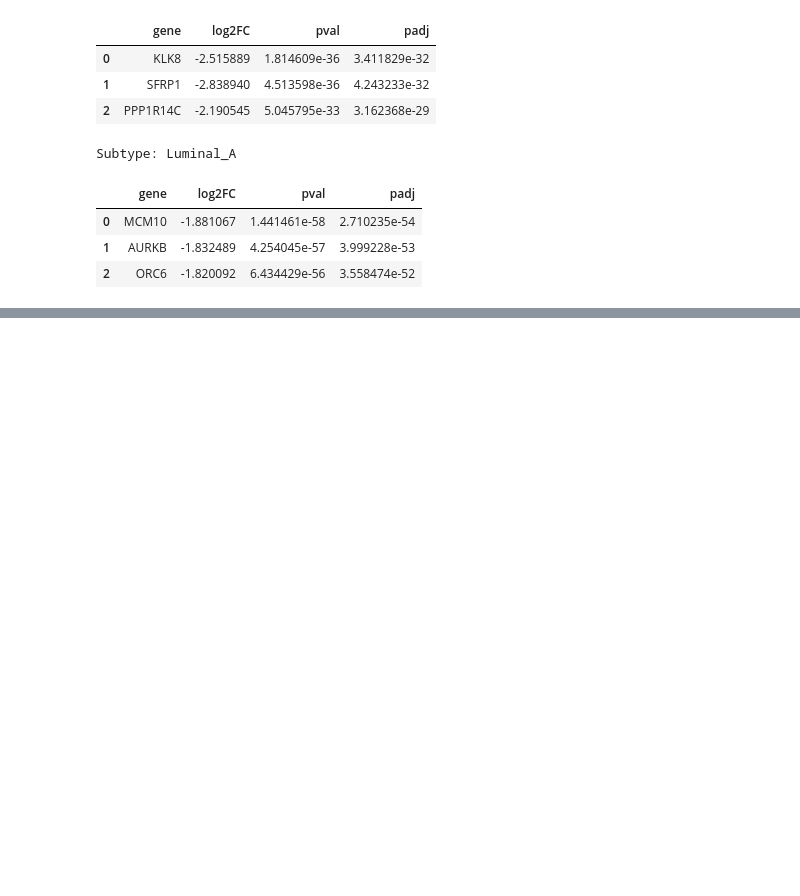
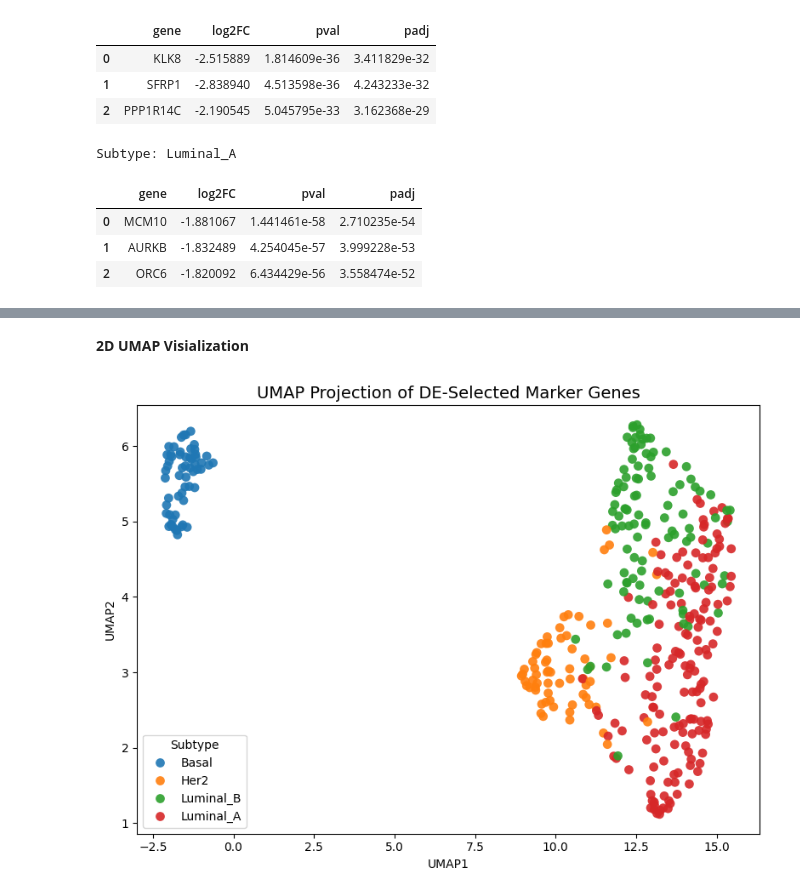
Before and after one commit to garrett-davidson-16/bioinformatics-final, a Jupyter notebook: Final_Davidson.ipynb, the cells around one changed output, grey strips where cells are left out. Saved outputs shown, nothing was run; the diff lists cells and outputs as text; code cells hidden in the pictures; blank space fills up the shorter version.

```diff
--- a/Final_Davidson.ipynb
+++ b/Final_Davidson.ipynb
@@ -724,0 +768,63 @@ Subtype: Luminal_A
+# %% [markdown]
+**2D UMAP Visialization**
+# %%
+import umap
+import matplotlib.pyplot as plt
+import seaborn as sns
+from sklearn.preprocessing import StandardScaler
+import pandas as pd
+
+# ---------------------------------------------------------
+# 1. Subset to DE-selected genes
+# ---------------------------------------------------------
+X_selected = X[marker_genes].copy()
+
+# ---------------------------------------------------------
+# 2. Standardize DE gene expression
+# ---------------------------------------------------------
+scaler = StandardScaler()
+X_sel_scaled = scaler.fit_transform(X_selected)
+
+# ---------------------------------------------------------
+# 3. UMAP embedding
+# ---------------------------------------------------------
+umap_model = umap.UMAP(
+    n_neighbors=15,
+    min_dist=0.1,
+    n_components=2,
+    metric="euclidean",
+    random_state=42
+)
+
+embedding_sel = umap_model.fit_transform(X_sel_scaled)
+
+# ---------------------------------------------------------
+# 4. Prepare data for plotting
+# ---------------------------------------------------------
+plot_df = pd.DataFrame({
+    "UMAP1": embedding_sel[:, 0],
+    "UMAP2": embedding_sel[:, 1],
+    "Subtype": y.values
+})
+
+# ---------------------------------------------------------
+# 5. Plot UMAP with subtype colors
+# ---------------------------------------------------------
+plt.figure(figsize=(8, 6))
+
+sns.scatterplot(
+    data=plot_df,
+    x="UMAP1",
+    y="UMAP2",
+    hue="Subtype",
+    palette="tab10",
+    s=60,
+    alpha=0.9,
+    edgecolor="none"
+)
+
+plt.title("UMAP Projection of DE-Selected Marker Genes", fontsize=14)
+plt.tight_layout()
+plt.show()
+# %% [output]
+[figure, added]
```
Also changed, not shown: parts of 21 cells of this notebook.
